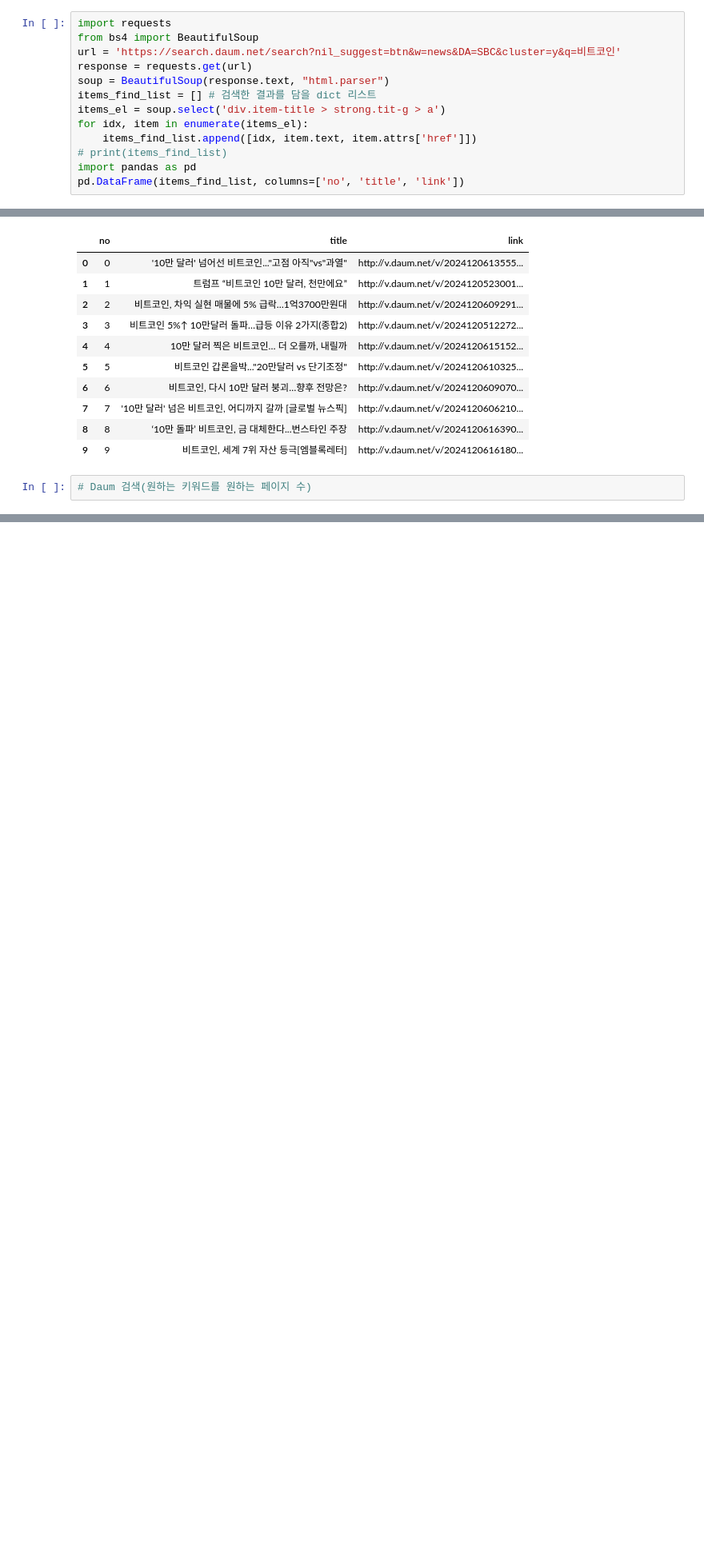
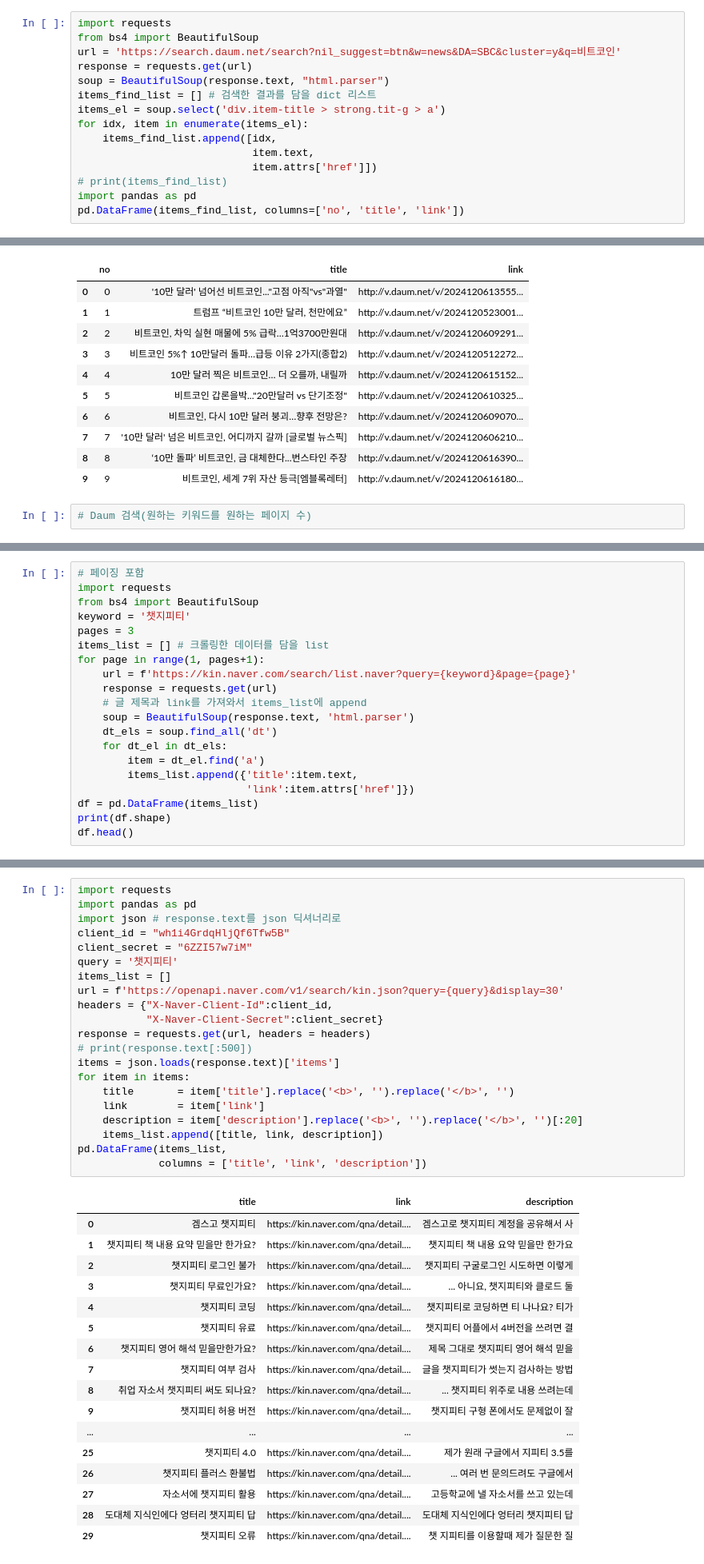
Before and after one commit to yeonzuui/ai, a Jupyter notebook: source/07_python/ch14_웹데이터수집1_정적.ipynb, the cells around one changed output, grey strips where cells are left out. Shown at 80% size. Drawn from its saved outputs; the diff is of its cells as text; blank space fills up the shorter version.

```diff
--- a/source/07_python/ch14_웹데이터수집1_정적.ipynb
+++ b/source/07_python/ch14_웹데이터수집1_정적.ipynb
@@ -302,7 +302,9 @@ soup = BeautifulSoup(response.text, "html.parser")
 items_find_list = [] # 검색한 결과를 담을 dict 리스트
 items_el = soup.select('div.item-title > strong.tit-g > a')
 for idx, item in enumerate(items_el):
-    items_find_list.append([idx, item.text, item.attrs['href']])
+    items_find_list.append([idx,
+                            item.text,
+                            item.attrs['href']])
 # print(items_find_list)
 import pandas as pd
 pd.DataFrame(items_find_list, columns=['no', 'title', 'link'])
@@ -390,0 +612,20 @@ collection_list('청바지', 2)
+# %%
+# 페이징 포함
+import requests
+from bs4 import BeautifulSoup
+keyword = '챗지피티'
+pages = 3
+items_list = [] # 크롤링한 데이터를 담을 list
+for page in range(1, pages+1):
+    url = f'https://kin.naver.com/search/list.naver?query={keyword}&page={page}'
+    response = requests.get(url)
+    # 글 제목과 link를 가져와서 items_list에 append
+    soup = BeautifulSoup(response.text, 'html.parser')
+    dt_els = soup.find_all('dt')
+    for dt_el in dt_els:
+        item = dt_el.find('a')
+        items_list.append({'title':item.text,
+                           'link':item.attrs['href']})
+df = pd.DataFrame(items_list)
+print(df.shape)
+df.head()
@@ -390,0 +665,39 @@ collection_list('청바지', 2)
+# %%
+import requests
+import pandas as pd
+import json # response.text를 json 딕셔너리로
+client_id = "wh1i4GrdqHljQf6Tfw5B"
+client_secret = "6ZZI57w7iM"
+query = '챗지피티'
+items_list = []
+url = f'https://openapi.naver.com/v1/search/kin.json?query={query}&display=30'
+headers = {"X-Naver-Client-Id":client_id,
+           "X-Naver-Client-Secret":client_secret}
+response = requests.get(url, headers = headers)
+# print(response.text[:500])
+items = json.loads(response.text)['items']
+for item in items:
+    title       = item['title'].replace('<b>', '').replace('</b>', '')
+    link        = item['link']
+    description = item['description'].replace('<b>', '').replace('</b>', '')[:20]
+    items_list.append([title, link, description])
+pd.DataFrame(items_list,
+             columns = ['title', 'link', 'description'])
+# %% [output]
+|  | title | link | description |
+| 0 | 겜스고 챗지피티 | https://kin.naver.com/qna/detail.... | 겜스고로 챗지피티 계정을 공유해서 사 |
+| 1 | 챗지피티 책 내용 요약 믿을만 한가요? | https://kin.naver.com/qna/detail.... | 챗지피티 책 내용 요약 믿을만 한가요 |
+| 2 | 챗지피티 로그인 불가 | https://kin.naver.com/qna/detail.... | 챗지피티 구굴로그인 시도하면 이렇게 |
+| 3 | 챗지피티 무료인가요? | https://kin.naver.com/qna/detail.... | ... 아니요, 챗지피티와 클로드 둘 |
+| 4 | 챗지피티 코딩 | https://kin.naver.com/qna/detail.... | 챗지피티로 코딩하면 티 나나요? 티가 |
+| 5 | 챗지피티 유료 | https://kin.naver.com/qna/detail.... | 챗지피티 어플에서 4버전을 쓰려면 결 |
+| 6 | 챗지피티 영어 해석 믿을만한가요? | https://kin.naver.com/qna/detail.... | 제목 그대로 챗지피티 영어 해석 믿을 |
+| 7 | 챗지피티 여부 검사 | https://kin.naver.com/qna/detail.... | 글을 챗지피티가 썻는지 검사하는 방법 |
+| 8 | 취업 자소서 챗지피티 써도 되나요? | https://kin.naver.com/qna/detail.... | ... 챗지피티 위주로 내용 쓰려는데 |
+| 9 | 챗지피티 허용 버전 | https://kin.naver.com/qna/detail.... | 챗지피티 구형 폰에서도 문제없이 잘 |
+| ... | ... | ... | ... |
+| 25 | 챗지피티 4.0 | https://kin.naver.com/qna/detail.... | 제가 원래 구글에서 지피티 3.5를 |
+| 26 | 챗지피티 플러스 환불법 | https://kin.naver.com/qna/detail.... | ... 여러 번 문의드려도 구글에서 |
+| 27 | 자소서에 챗지피티 활용 | https://kin.naver.com/qna/detail.... | 고등학교에 낼 자소서를 쓰고 있는데 |
+| 28 | 도대체 지식인에다 엉터리 챗지피티 답 | https://kin.naver.com/qna/detail.... | 도대체 지식인에다 엉터리 챗지피티 답 |
+| 29 | 챗지피티 오류 | https://kin.naver.com/qna/detail.... | 챗 지피티를 이용할때 제가 질문한 질 |
```
Also changed, not shown: parts of 41 cells of this notebook, 4 other files.
